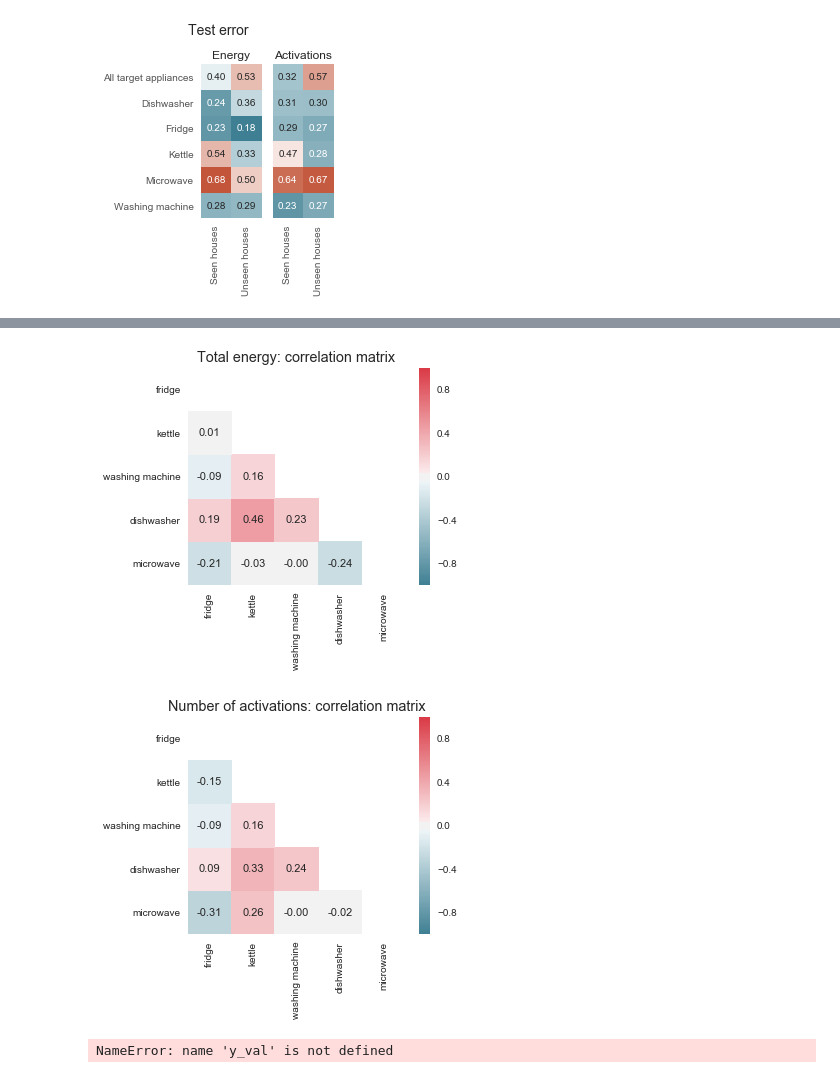
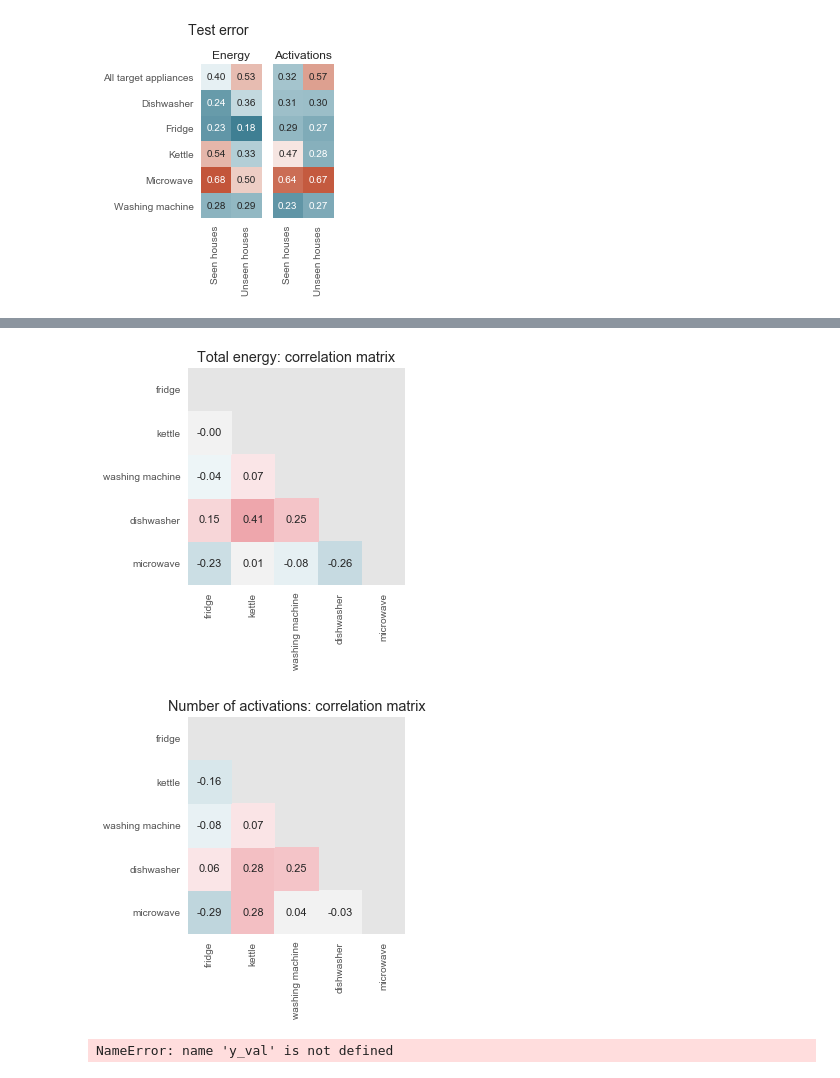
Before and after one commit to sipolac/thesis, a Jupyter notebook: py/build_models.ipynb, the cells around one changed output, grey strips where cells are left out. Drawn from its saved outputs; the diff is of its cells as text; code cells hidden in the pictures.

```diff
--- a/py/build_models.ipynb
+++ b/py/build_models.ipynb
@@ -634,15 +734,0 @@ plt.show()
-# %%
-target_scaler = pickle.load(open(os.path.join(dir_models_set, model_name, 'target_scaler.pkl'), 'rb'))
-
-app_idx = [APP_NAMES.index(app_name) for app_name in app_names]
-
-data_set = 'val'
-
-Y_key = 'Y1' if target_type=='energy' else 'Y2'
-mask = np.in1d(all_data[data_set]['x_house'], HOUSE_IDS_VAL_TEST)
-for i in range(2):
-    house_type = 'unseen homes' if i==0 else 'unseen days'
-    X_fit = reshape_as_tensor(all_data[data_set]['X'][mask])
-    Y_fit = target_scaler.transform(all_data[data_set][Y_key][:,app_idx][mask])
-    print '{}: {:0.3g}'.format(house_type, model.evaluate(X_fit, Y_fit, verbose=0))
-    mask = ~mask
@@ -810,4 +846,6 @@ starting plot...
 # %%
+# Plot data split and quality heatmap.
+
 def make_blue_green_palette():
     return get_palette_values('tab10', 10, [2,0])
 
@@ -884,10 +922,10 @@ sns.heatmap(dstats2,
             ax=ax,
             cbar=False)
 
-ax.set_title('Data split: training, validation and test', size=14)
+ax.set_title('Data split and data quality', size=14)
 ax.set_ylabel('')
 
-fig.tight_l’”ayout()
+fig.tight_layout()
 
 makedirs2(dir_run)
 plt.savefig(os.path.join(dir_run, 'data_split_and_quality.pdf'))
@@ -896,31 +934,34 @@ plt.savefig(os.path.join(dir_run, 'data_split_and_quality.pdf'))
 # %%
+# Compute correlations between target variables.
+
 def create_target_heatmap(Y, names, title=None, figsize=(5,4),
                           linewidths=0, annot=True, fmt='.2f'):
 
     # http://seaborn.pydata.org/examples/many_pairwise_correlations.html
 
     # Compute the correlation matrix.
     Y_df = pd.DataFrame(Y)
     Y_df.columns = APP_NAMES
     corr = Y_df.corr()
 
     # Generate a mask for the upper triangle.
     mask = np.zeros_like(corr, dtype=np.bool)
     mask[np.triu_indices_from(mask)] = True
 
     # Set up the matplotlib figure.
     f, ax = plt.subplots(figsize=figsize)
 
     # Generate a custom diverging colormap.
     cmap = sns.diverging_palette(220, 10, as_cmap=True)
 
     # Draw the heatmap with the mask and correct aspect ratio.
     ax = sns.heatmap(corr, mask=mask, cmap=cmap, annot_kws={"fontsize":11}, fmt=fmt,
-                annot=annot, square=True, linewidths=linewidths, ax=ax)
+                annot=annot, square=True, linewidths=linewidths, ax=ax, cbar=False)
     ax.set_title(title)
 
-create_target_heatmap(all_data['val']['Y1'], APP_NAMES, title='Total energy: correlation matrix')
-create_target_heatmap(all_data['val']['Y2'], APP_NAMES, title='Number of activations: correlation matrix')
+data_set = 'test'
+create_target_heatmap(all_data[data_set]['Y1'], APP_NAMES, title='Total energy: correlation matrix')
+create_target_heatmap(all_data[data_set]['Y2'], APP_NAMES, title='Number of activations: correlation matrix')
 # %% [output]
-[figure, old version]
+[figure, new version]
-[figure, old version]
+[figure, new version]
```
Also changed, not shown: parts of 28 cells of this notebook.
